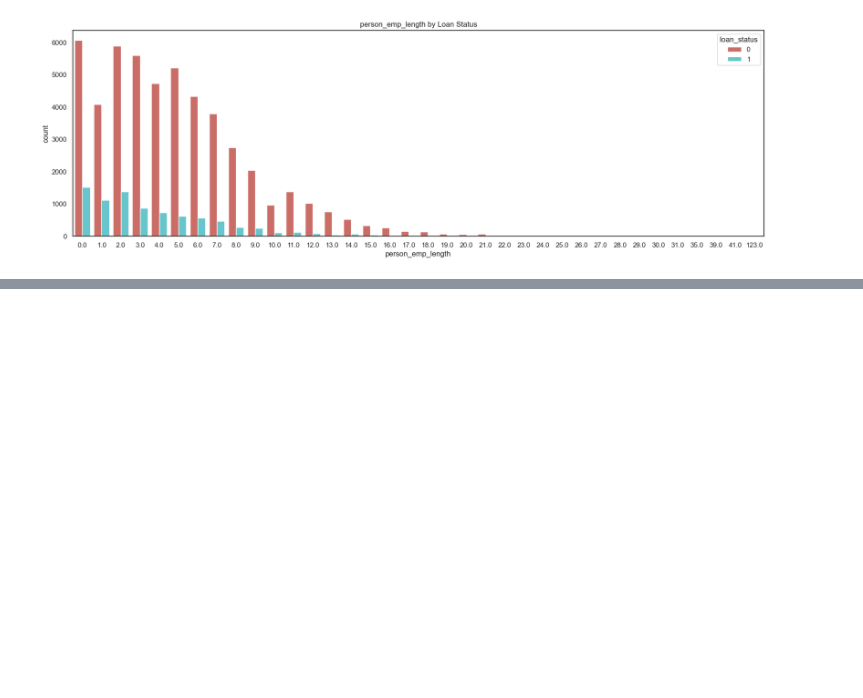
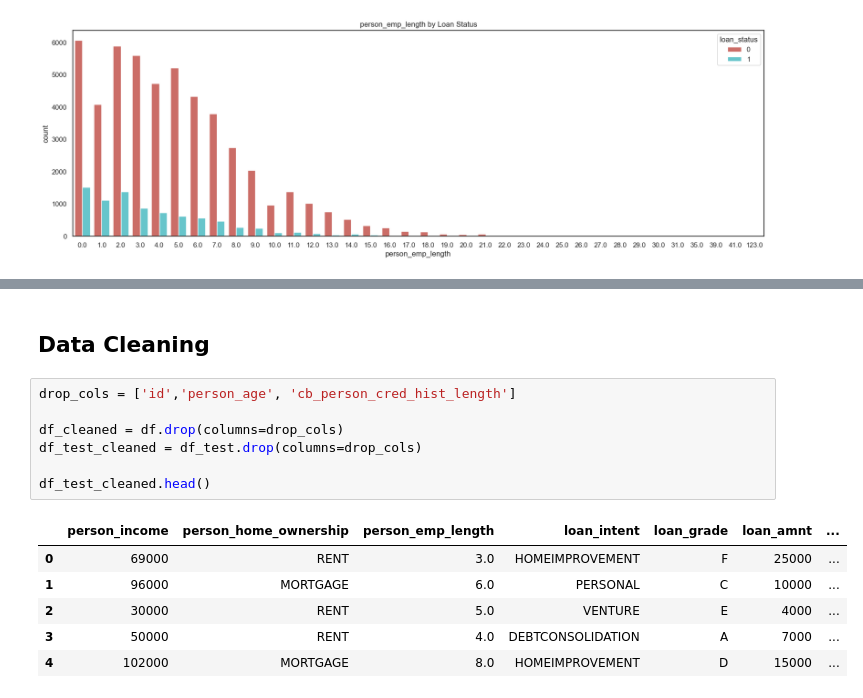
Before and after one commit to UWO-ECE-2024/9014-ML-Final, a Jupyter notebook: project.ipynb, the cells around one changed output, grey strips where cells are left out. Drawn from its saved outputs; the diff is of its cells as text; blank space fills up the shorter version.

```diff
--- a/project.ipynb
+++ b/project.ipynb
@@ -136,0 +221,16 @@ for col in categroical_cols:
+# %% [markdown]
+## Data Cleaning
+# %%
+drop_cols = ['id','person_age', 'cb_person_cred_hist_length']
+
+df_cleaned = df.drop(columns=drop_cols)
+df_test_cleaned = df_test.drop(columns=drop_cols)
+
+df_test_cleaned.head()
+# %% [output]
+|  | person_income | person_home_ownership | person_emp_length | loan_intent | loan_grade | loan_amnt | ... |
+| 0 | 69000 | RENT | 3.0 | HOMEIMPROVEMENT | F | 25000 | ... |
+| 1 | 96000 | MORTGAGE | 6.0 | PERSONAL | C | 10000 | ... |
+| 2 | 30000 | RENT | 5.0 | VENTURE | E | 4000 | ... |
+| 3 | 50000 | RENT | 4.0 | DEBTCONSOLIDATION | A | 7000 | ... |
+| 4 | 102000 | MORTGAGE | 8.0 | HOMEIMPROVEMENT | D | 15000 | ... |
```
Also changed, not shown: parts of 16 cells of this notebook.
